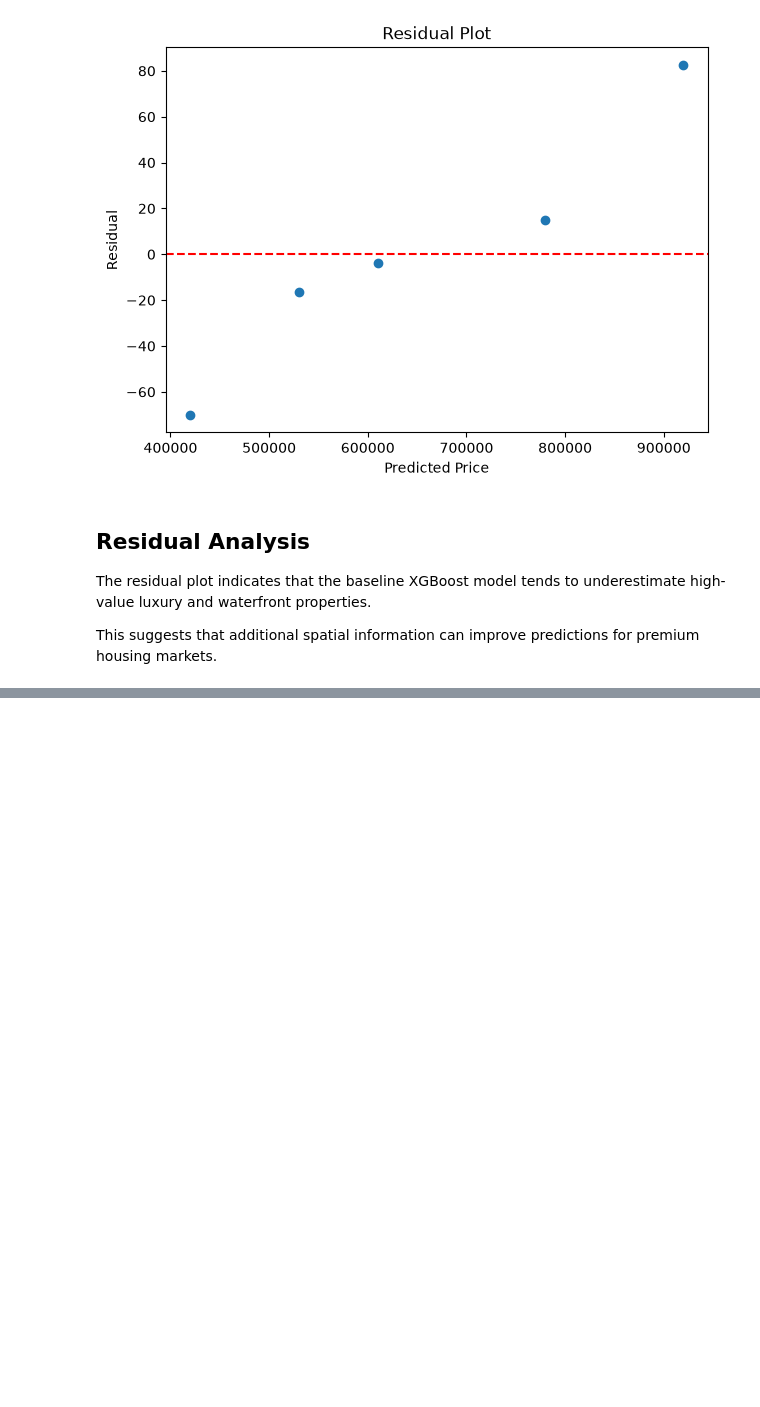
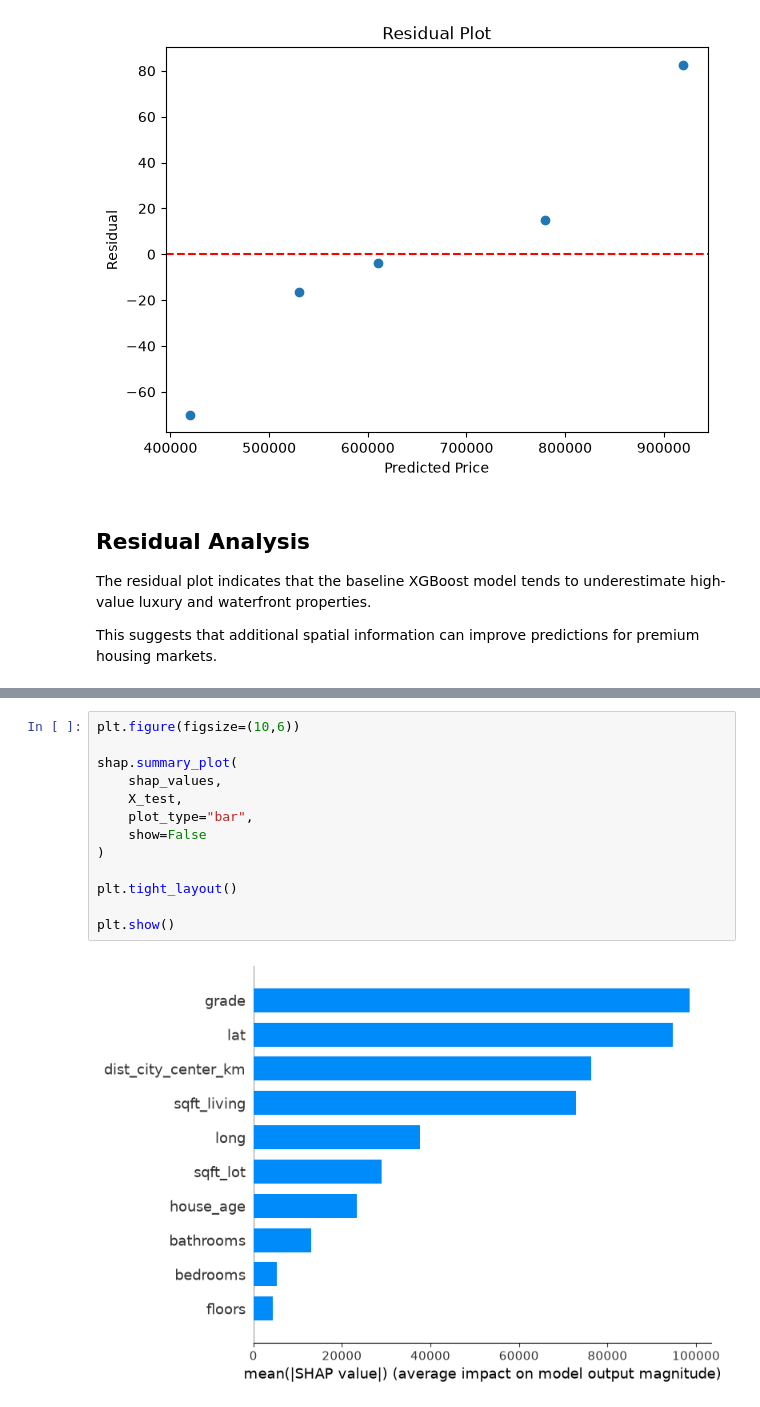
Before and after one commit to Hariharan0-h/GeoValNet, a Jupyter notebook: notebooks/03_shap_residuals.ipynb, the cells around one changed output, grey strips where cells are left out. Saved outputs shown, nothing was run; the diff lists cells and outputs as text; blank space fills up the shorter version.

```diff
--- a/notebooks/03_shap_residuals.ipynb
+++ b/notebooks/03_shap_residuals.ipynb
@@ -113,0 +215,15 @@ for premium housing markets.
+# %%
+plt.figure(figsize=(10,6))
+
+shap.summary_plot(
+    shap_values,
+    X_test,
+    plot_type="bar",
+    show=False
+)
+
+plt.tight_layout()
+
+plt.show()
+# %% [output]
+[figure, added]
```
Also changed, not shown: parts of 11 cells of this notebook, 2 other files.
